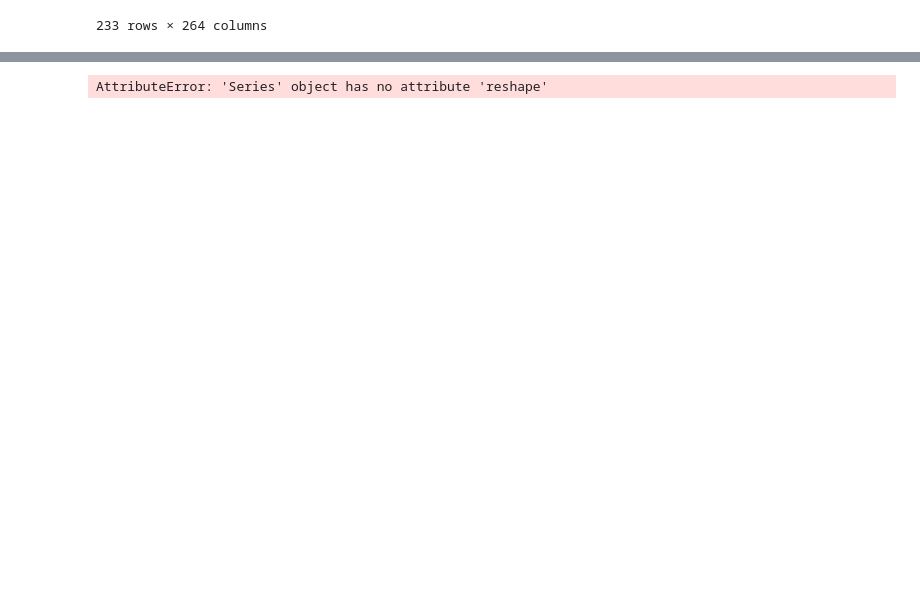
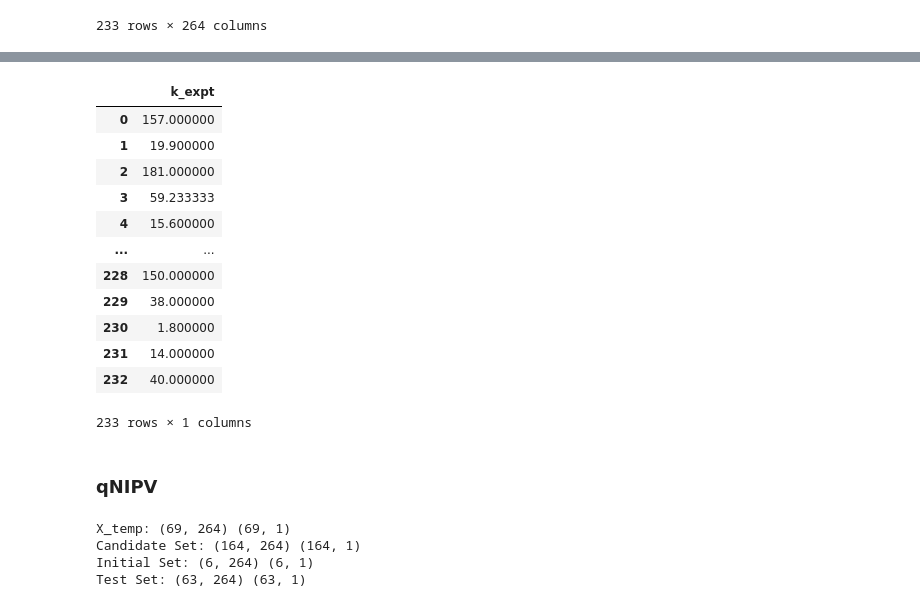
Before and after one commit to ramseyissa/qNIPV, a Jupyter notebook: notebooks/thermoelectric.ipynb, the cells around one changed output, grey strips where cells are left out. Cells and saved outputs as stored; diff of their text form; code cells hidden in the pictures; blank space fills up the shorter version.

```diff
--- a/notebooks/thermoelectric.ipynb
+++ b/notebooks/thermoelectric.ipynb
@@ -431,11 +413,49 @@ for indx,row in X[['avg_Metalliod']].iterrows():
 # %%
-y_df = pd.DataFrame({'k_expt':sf.index, 'list':sf.values})
+# y_df = pd.DataFrame({'k_expt':y.index, 'list':y.values})
+y_df = y.to_frame(name='k_expt')
+y_df
+# %% [output]
+|  | k_expt |
+| 0 | 157.000000 |
+| 1 | 19.900000 |
+| 2 | 181.000000 |
+| 3 | 59.233333 |
+| 4 | 15.600000 |
+| ... | ... |
+| 228 | 150.000000 |
+| 229 | 38.000000 |
+| 230 | 1.800000 |
+| 231 | 14.000000 |
+| 232 | 40.000000 |
+233 rows × 1 columns
+# %% [markdown]
+### qNIPV
 # %%
 normalizer = Normalizer()
 standardizer = StandardScaler()
 
 
 x = normalizer.fit_transform(X)
-y = standardizer.fit_transform(y)
+y = standardizer.fit_transform(y_df)
-# %% [output]
-AttributeError: 'Series' object has no attribute 'reshape'
+# %%
+# First split: Separate out the candidate set
+x_temp, x_candidate, y_temp, y_candidate = train_test_split(
+    x, y, test_size=0.70, random_state=42)  # Adjust test_size as needed
+
+# Second split: Divide the remaining data into training and test sets
+x_initial, x_test, y_initial, y_test = train_test_split(
+    x_temp, y_temp, test_size=0.90, random_state=42)  # Adjust test_size as needed
+
+# Now you have:
+# X_candidate, y_candidate - Candidate set
+# X_train, y_train - Training set
+# X_test, y_test - Test set
+print("X_temp:", x_temp.shape, y_temp.shape)
+print("Candidate Set:", x_candidate.shape, y_candidate.shape)
+print("Initial Set:", x_initial.shape, y_initial.shape)
+print("Test Set:", x_test.shape, y_test.shape)
+# %% [output]
+X_temp: (69, 264) (69, 1)
+Candidate Set: (164, 264) (164, 1)
+Initial Set: (6, 264) (6, 1)
+Test Set: (63, 264) (63, 1)
```
Also changed, not shown: parts of 24 cells of this notebook.
